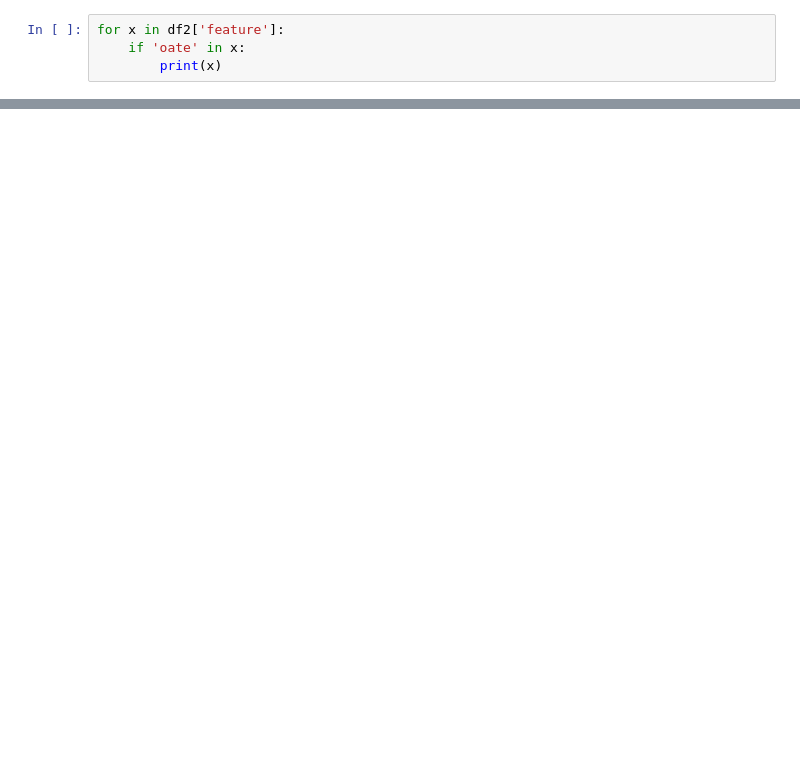
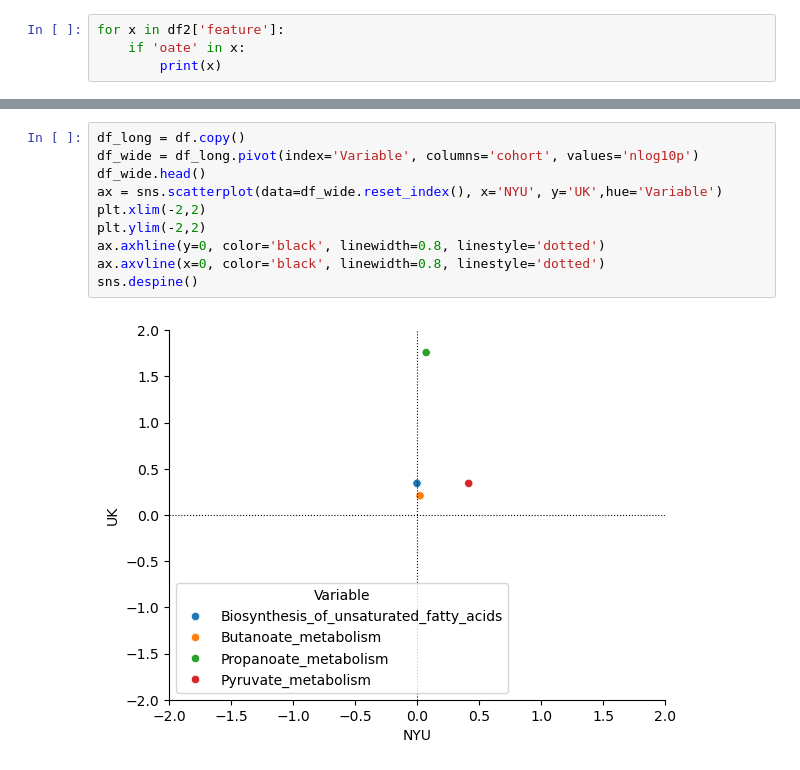
Before and after one commit to kbpi314/twinsra, a Jupyter notebook: code/twinsra_v5.ipynb, the cells around one changed output, grey strips where cells are left out. Cells and saved outputs as stored; diff of their text form; blank space fills up the shorter version.

```diff
--- a/code/twinsra_v5.ipynb
+++ b/code/twinsra_v5.ipynb
@@ -3334,0 +3534,12 @@ df_sigNYU
+# %%
+df_long = df.copy()
+df_wide = df_long.pivot(index='Variable', columns='cohort', values='nlog10p')
+df_wide.head()
+ax = sns.scatterplot(data=df_wide.reset_index(), x='NYU', y='UK',hue='Variable')
+plt.xlim(-2,2)
+plt.ylim(-2,2)
+ax.axhline(y=0, color='black', linewidth=0.8, linestyle='dotted')
+ax.axvline(x=0, color='black', linewidth=0.8, linestyle='dotted')
+sns.despine()
+# %% [output]
+[figure, added]
```
Also changed, not shown: parts of 29 cells of this notebook, 6 other files.
